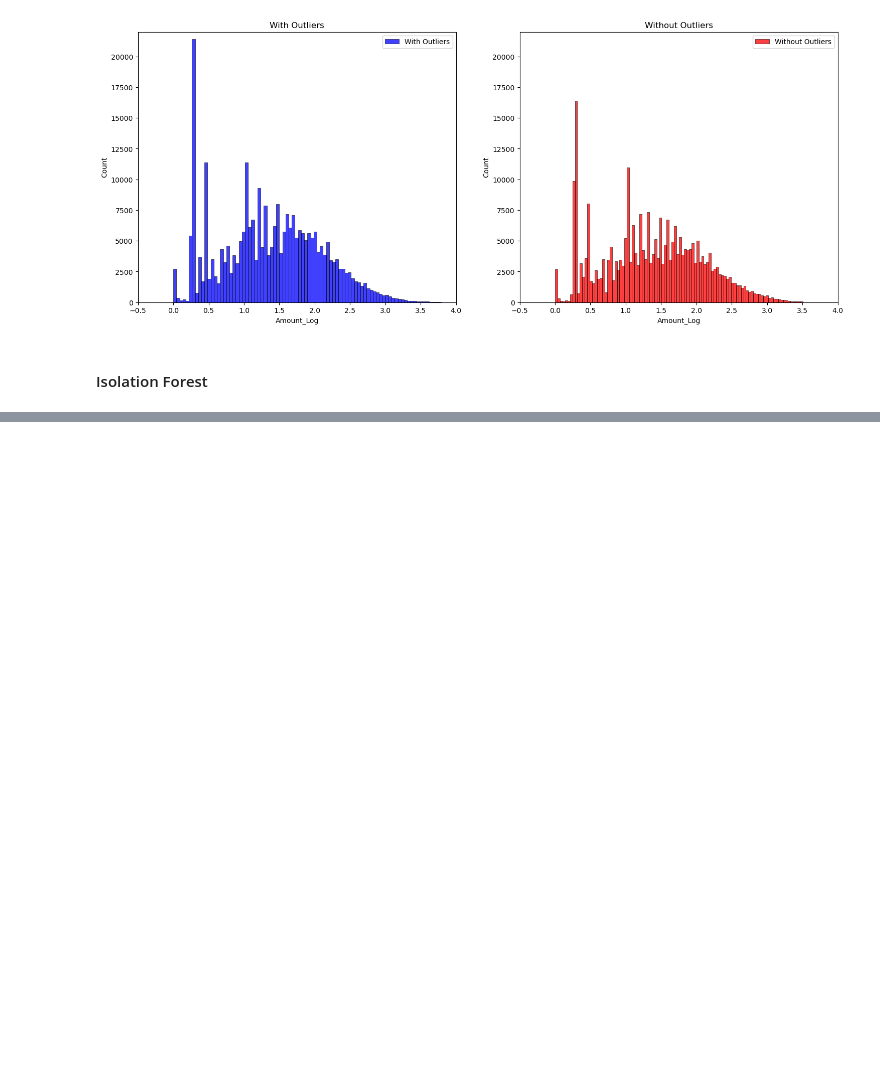
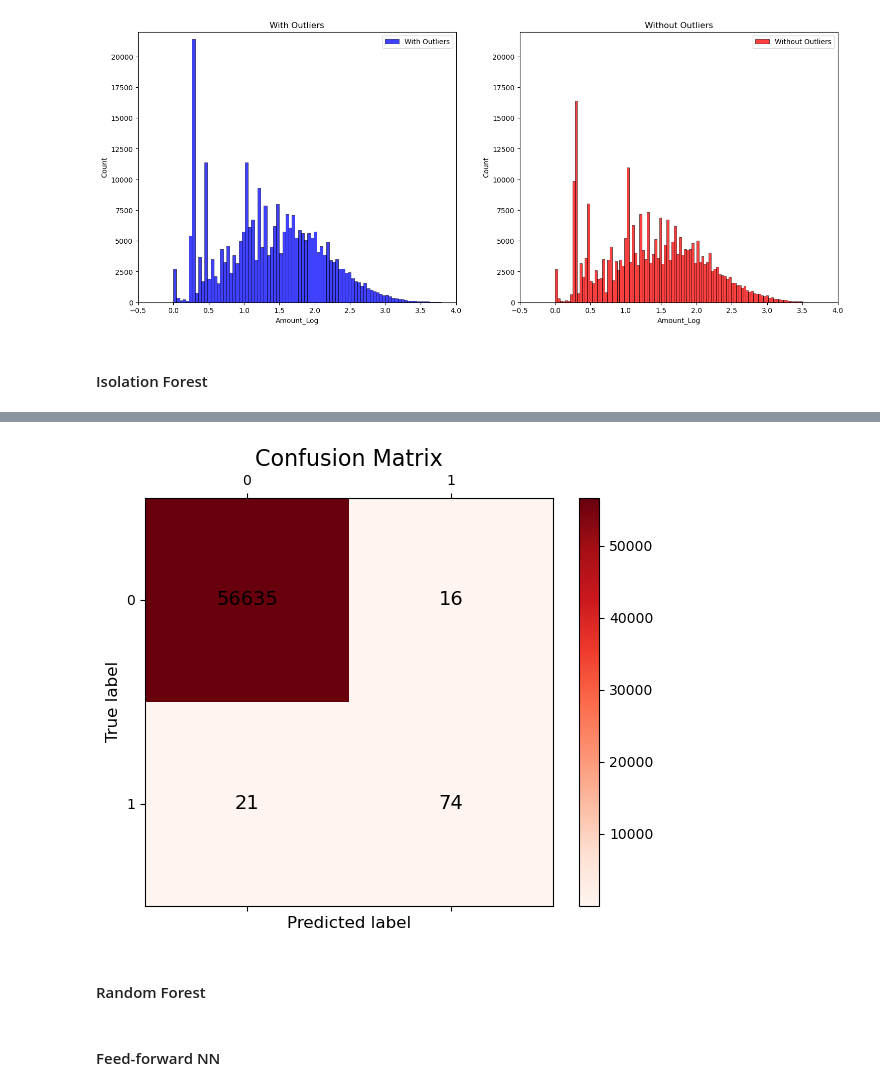
Before and after one commit to leobt23/Applications_DSE, a Jupyter notebook: code/data_exploration.ipynb, the cells around one changed output, grey strips where cells are left out. Saved outputs shown, nothing was run; the diff lists cells and outputs as text; code cells hidden in the pictures; blank space fills up the shorter version.

```diff
--- a/code/data_exploration.ipynb
+++ b/code/data_exploration.ipynb
@@ -1088,0 +1144,6 @@ print('Identified outliers: %d' % len(outliers_df_DBSCAN))
+# %%
+# Create a copy of df_modified
+df_models = df_modified.copy()
+
+# Drop the 'Time', '48H', 'binned_amount', 'Amount' column
+df_models.drop(['Time', '48H', 'binned_amount', 'Amount'], axis=1, inplace=True)
@@ -1088,0 +1197,22 @@ print('Identified outliers: %d' % len(outliers_df_DBSCAN))
+# %%
+fig, ax = plt.subplots(figsize=(6, 5))  # Adjust the figure size as needed
+cax = ax.matshow(cm, cmap='Reds')  # Use matshow to display the matrix
+
+# Add color bar for reference
+plt.colorbar(cax)
+
+# Add labels to the plot
+for (i, j), val in np.ndenumerate(cm):
+    ax.text(j, i, val, ha='center', va='center', fontsize=14)
+
+plt.xlabel('Predicted label', fontsize=12)
+plt.ylabel('True label', fontsize=12)
+plt.title('Confusion Matrix', fontsize=16)
+
+# Adjust the layout to prevent clipping
+plt.tight_layout()
+plt.show()
+# %% [output]
+[figure, added]
+# %% [markdown]
+#### Random Forest
@@ -1088,0 +1243,2 @@ print('Identified outliers: %d' % len(outliers_df_DBSCAN))
+# %% [markdown]
+#### Feed-forward NN
```
Also changed, not shown: parts of 22 cells of this notebook.
